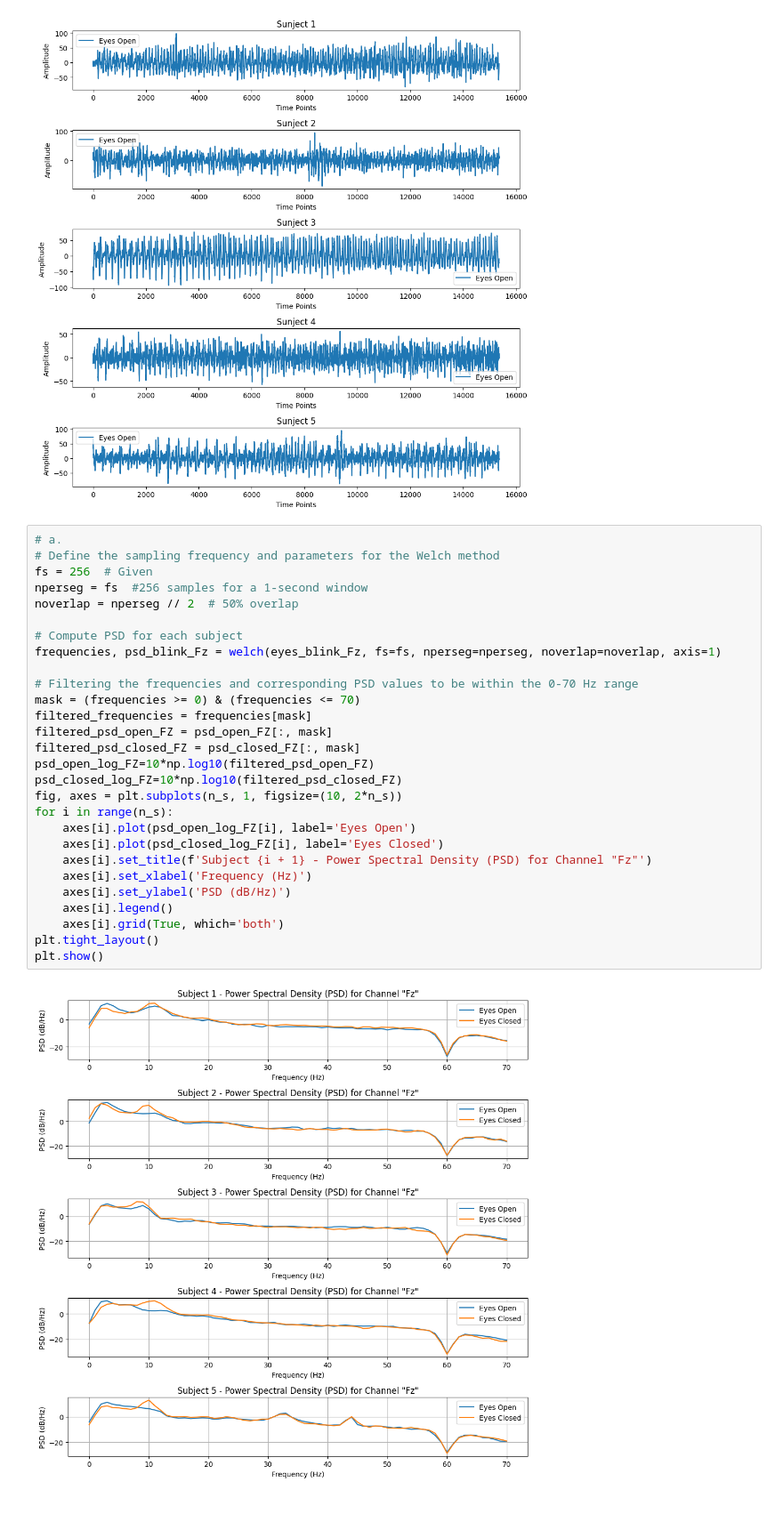
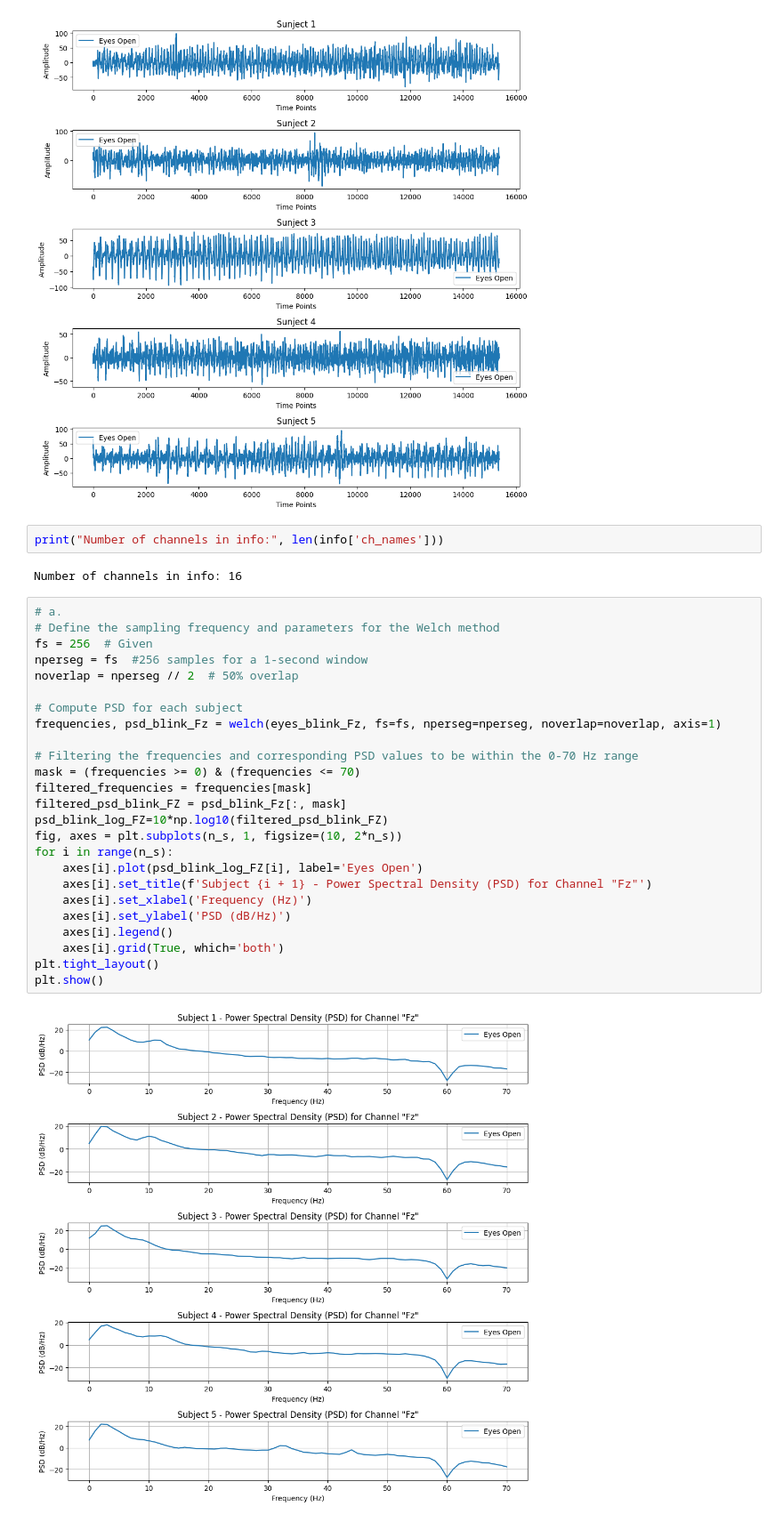
Before and after one commit to maryamnorouzi/Brain-Signal-Processing-, a Jupyter notebook: Brain Signal processing/hw2/HW2_Maryam.ipynb, the cells around one changed output. Shown at 89% size. Cells and saved outputs as stored; diff of their text form.

```diff
--- a/Brain Signal processing/hw2/HW2_Maryam.ipynb
+++ b/Brain Signal processing/hw2/HW2_Maryam.ipynb
@@ -302,33 +326,34 @@ plt.tight_layout()
 plt.show()
 # %% [output]
 [figure]
+# %%
+print("Number of channels in info:", len(info['ch_names']))
+# %% [output]
+Number of channels in info: 16
 # %%
 # a.
 # Define the sampling frequency and parameters for the Welch method
 fs = 256  # Given
 nperseg = fs  #256 samples for a 1-second window
 noverlap = nperseg // 2  # 50% overlap
 
 # Compute PSD for each subject
 frequencies, psd_blink_Fz = welch(eyes_blink_Fz, fs=fs, nperseg=nperseg, noverlap=noverlap, axis=1)
 
 # Filtering the frequencies and corresponding PSD values to be within the 0-70 Hz range
 mask = (frequencies >= 0) & (frequencies <= 70)
 filtered_frequencies = frequencies[mask]
-filtered_psd_open_FZ = psd_open_FZ[:, mask]
-filtered_psd_closed_FZ = psd_closed_FZ[:, mask]
-psd_open_log_FZ=10*np.log10(filtered_psd_open_FZ)
-psd_closed_log_FZ=10*np.log10(filtered_psd_closed_FZ)
+filtered_psd_blink_FZ = psd_blink_Fz[:, mask]
+psd_blink_log_FZ=10*np.log10(filtered_psd_blink_FZ)
 fig, axes = plt.subplots(n_s, 1, figsize=(10, 2*n_s))
 for i in range(n_s):
-    axes[i].plot(psd_open_log_FZ[i], label='Eyes Open')
-    axes[i].plot(psd_closed_log_FZ[i], label='Eyes Closed')
+    axes[i].plot(psd_blink_log_FZ[i], label='Eyes Open')
     axes[i].set_title(f'Subject {i + 1} - Power Spectral Density (PSD) for Channel "Fz"')
     axes[i].set_xlabel('Frequency (Hz)')
     axes[i].set_ylabel('PSD (dB/Hz)')
     axes[i].legend()
     axes[i].grid(True, which='both')
 plt.tight_layout()
 plt.show()
 # %% [output]
-[figure, old version]
+[figure, new version]
```
Also changed, not shown: parts of 10 cells of this notebook.
